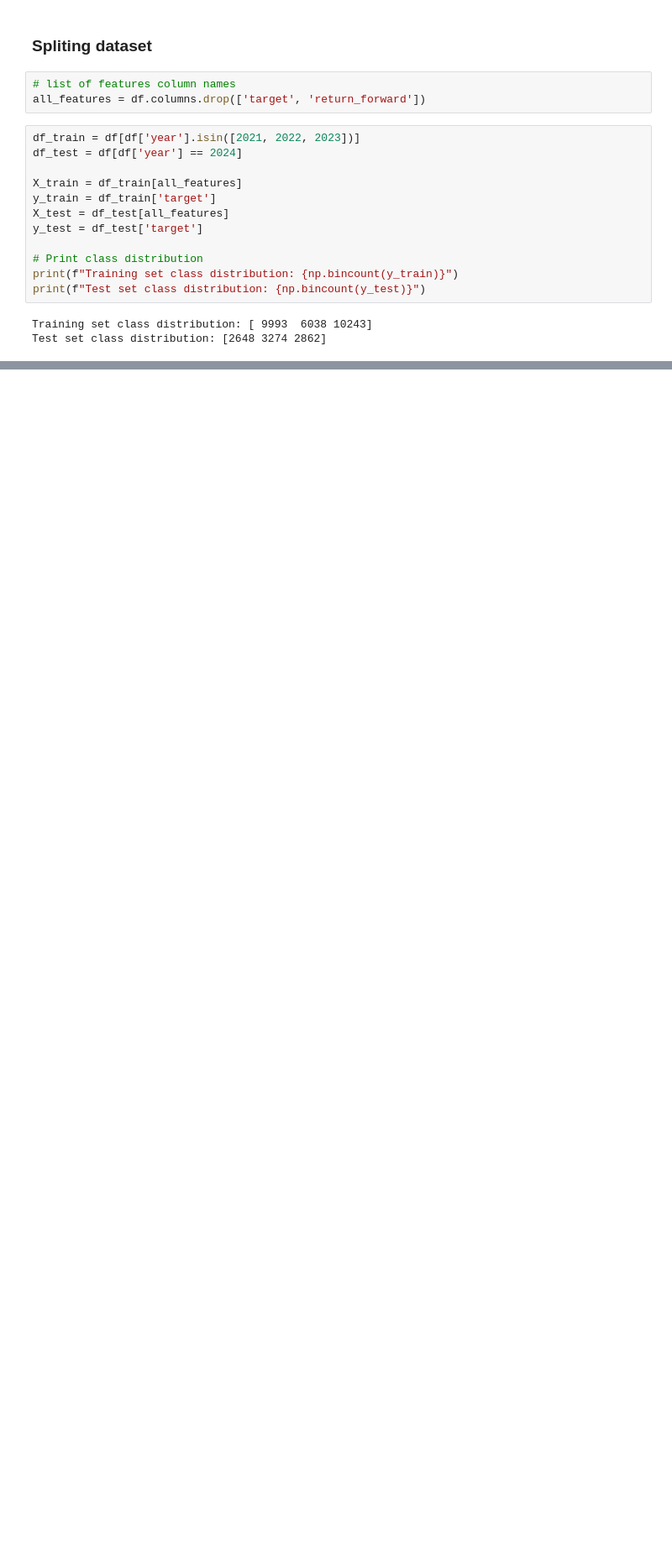
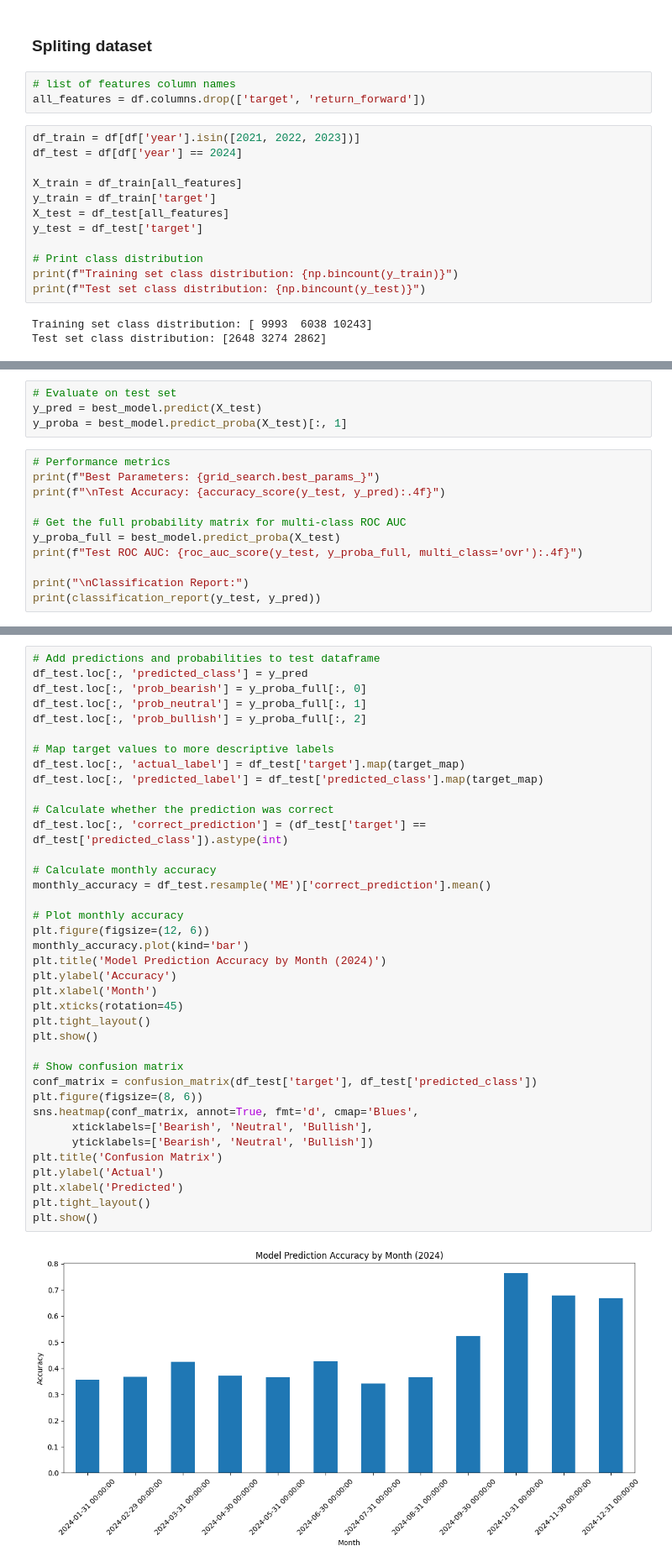
Before and after one commit to alvinku0/Bitcoin-Systematic-Strategies, a Jupyter notebook: modeling_backtesting/LR/LR_v1.ipynb, the cells around one changed output, grey strips where cells are left out. Shown: that part at 84% size. Drawn from its saved outputs; the diff is of its cells as text; blank space fills up the shorter version.

```diff
--- a/modeling_backtesting/LR/LR.ipynb
+++ b/modeling_backtesting/LR/LR_v1.ipynb
@@ -196,0 +243,15 @@ Test set class distribution: [2648 3274 2862]
+# %%
+# Evaluate on test set
+y_pred = best_model.predict(X_test)
+y_proba = best_model.predict_proba(X_test)[:, 1]
+# %%
+# Performance metrics
+print(f"Best Parameters: {grid_search.best_params_}")
+print(f"\nTest Accuracy: {accuracy_score(y_test, y_pred):.4f}")
+
+# Get the full probability matrix for multi-class ROC AUC
+y_proba_full = best_model.predict_proba(X_test)
+print(f"Test ROC AUC: {roc_auc_score(y_test, y_proba_full, multi_class='ovr'):.4f}")
+
+print("\nClassification Report:")
+print(classification_report(y_test, y_pred))
@@ -196,0 +349,40 @@ Test set class distribution: [2648 3274 2862]
+# %%
+# Add predictions and probabilities to test dataframe
+df_test.loc[:, 'predicted_class'] = y_pred
+df_test.loc[:, 'prob_bearish'] = y_proba_full[:, 0]
+df_test.loc[:, 'prob_neutral'] = y_proba_full[:, 1]
+df_test.loc[:, 'prob_bullish'] = y_proba_full[:, 2]
+
+# Map target values to more descriptive labels
+df_test.loc[:, 'actual_label'] = df_test['target'].map(target_map)
+df_test.loc[:, 'predicted_label'] = df_test['predicted_class'].map(target_map)
+
+# Calculate whether the prediction was correct
+df_test.loc[:, 'correct_prediction'] = (df_test['target'] == df_test['predicted_class']).astype(int)
+
+# Calculate monthly accuracy
+monthly_accuracy = df_test.resample('ME')['correct_prediction'].mean()
+
+# Plot monthly accuracy
+plt.figure(figsize=(12, 6))
+monthly_accuracy.plot(kind='bar')
+plt.title('Model Prediction Accuracy by Month (2024)')
+plt.ylabel('Accuracy')
+plt.xlabel('Month')
+plt.xticks(rotation=45)
+plt.tight_layout()
+plt.show()
+
+# Show confusion matrix
+conf_matrix = confusion_matrix(df_test['target'], df_test['predicted_class'])
+plt.figure(figsize=(8, 6))
+sns.heatmap(conf_matrix, annot=True, fmt='d', cmap='Blues',
+      xticklabels=['Bearish', 'Neutral', 'Bullish'],
+      yticklabels=['Bearish', 'Neutral', 'Bullish'])
+plt.title('Confusion Matrix')
+plt.ylabel('Actual')
+plt.xlabel('Predicted')
+plt.tight_layout()
+plt.show()
+# %% [output]
+[figure, added]
```
Also changed, not shown: parts of 12 cells of this notebook, 2 other files.
